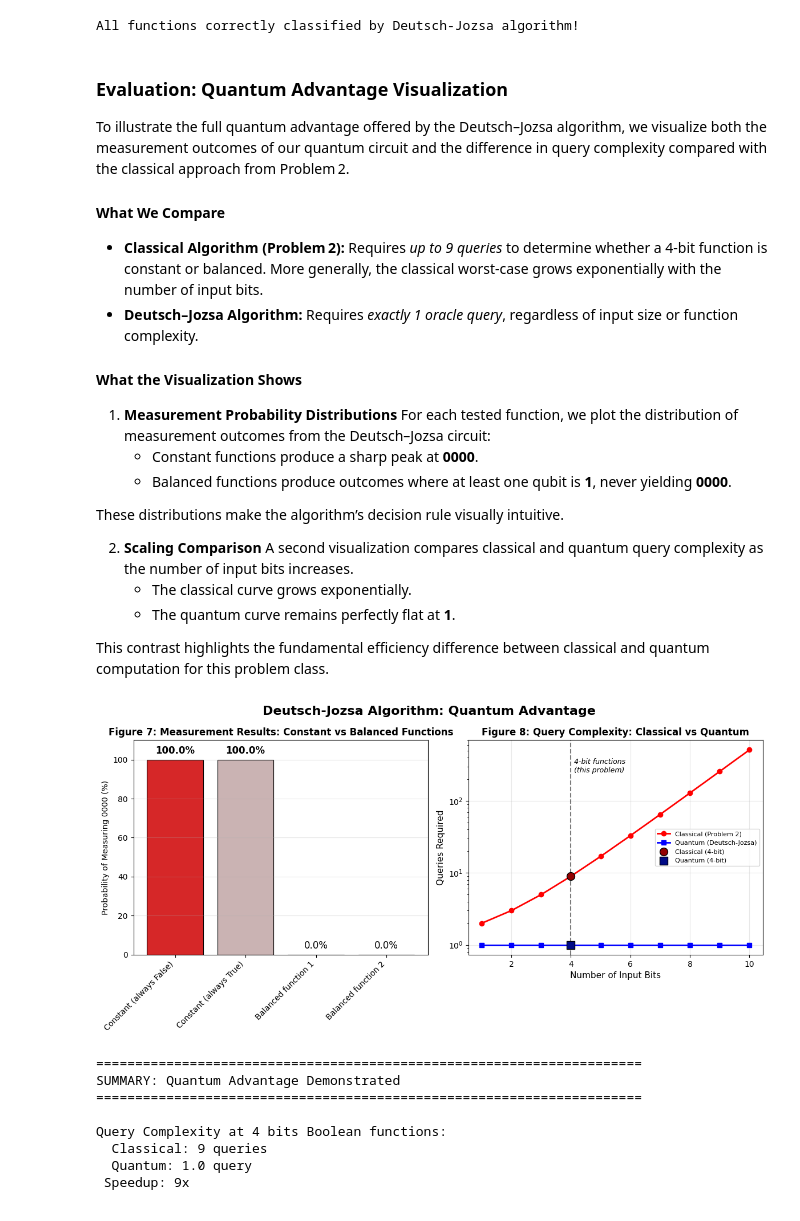
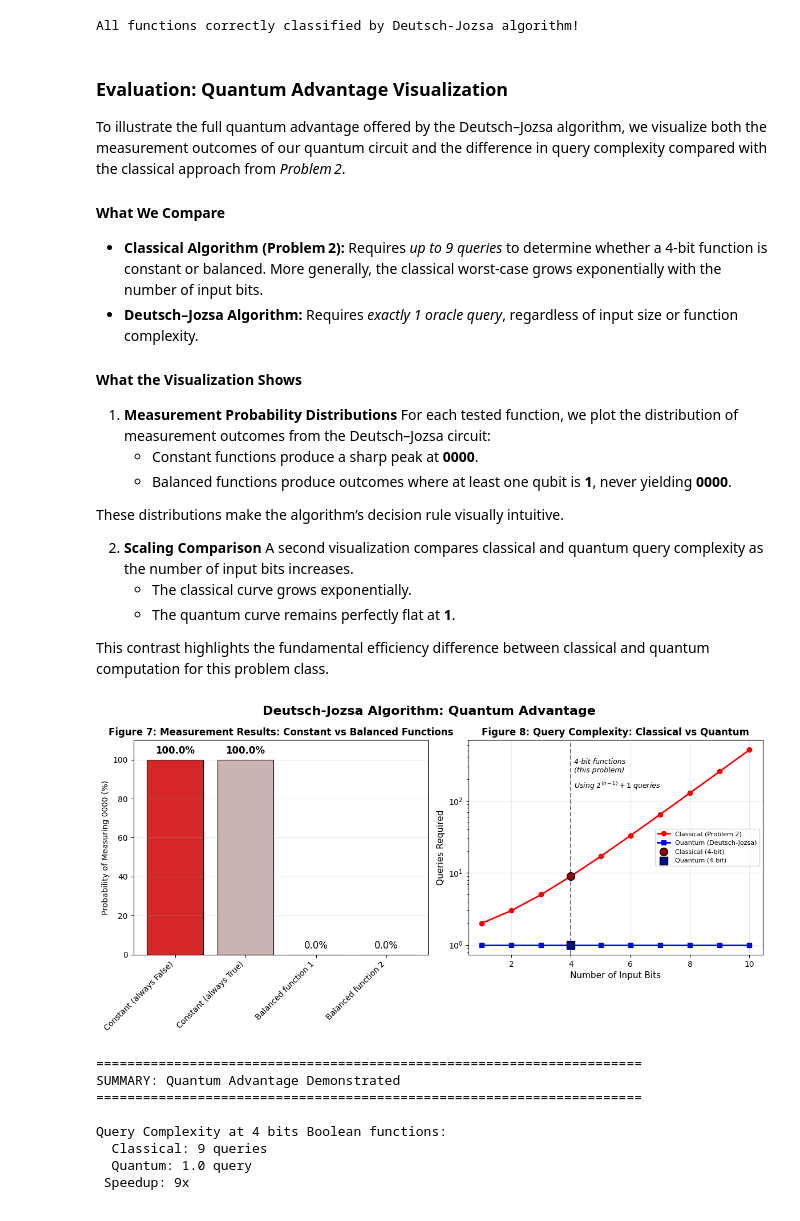
Before and after one commit to tomaspettit2506/ET-G00419414, a Jupyter notebook: problems.ipynb, the cells around one changed output. Cells and saved outputs as stored; diff of their text form; code cells hidden in the pictures.

```diff
--- a/problems.ipynb
+++ b/problems.ipynb
@@ -384,7 +383,7 @@ This validates that our classical algorithm correctly identifies function types.
 # %%
 # Test the classical algorithm on random functions
 results = {"constant": 0, "balanced": 0}
-test_functions = [random_constant_balanced() for _ in range(1000)]
+test_functions = [random_constant_balanced() for _ in range(10000)]
 
 for i, func in enumerate(test_functions):
 	result = determine_constant_balanced(func)
@@ -1420,7 +1421,7 @@ else:
 All functions correctly classified by Deutsch-Jozsa algorithm!
 # %% [markdown]
 ### Evaluation: Quantum Advantage Visualization
-To illustrate the full quantum advantage offered by the Deutsch–Jozsa algorithm, we visualize both the measurement outcomes of our quantum circuit and the difference in query complexity compared with the classical approach from Problem 2.
+To illustrate the full quantum advantage offered by the Deutsch–Jozsa algorithm, we visualize both the measurement outcomes of our quantum circuit and the difference in query complexity compared with the classical approach from _Problem 2_.
 
 #### What We Compare
 - **Classical Algorithm (Problem 2):** Requires _up to 9 queries_ to determine whether a 4‑bit function is constant or balanced. More generally, the classical worst‑case grows exponentially with the number of input bits.
@@ -1448,15 +1449,15 @@ test_names = [name for name, _, _ in test_functions]
 test_results = []
 
 for func_name, func, expected_type in test_functions:
-    oracle = create_oracle_from_function(func)
-    dj_circuit = deutsch_jozsa_algorithm(oracle)
-    job = simulator.run(dj_circuit, shots=1000)
-    result = job.result()
-    counts = result.get_counts()
+ oracle = create_oracle_from_function(func)
+ dj_circuit = deutsch_jozsa_algorithm(oracle)
+ job = simulator.run(dj_circuit, shots=1000)
+ result = job.result()
+ counts = result.get_counts()
 
-    # Check if result is 0000 (constant) or anything else (balanced)
-    constant_prob = counts.get('0000', 0) / 1000 * 100
-    test_results.append(constant_prob)
+ # Check if result is 0000 (constant) or anything else (balanced)
+ constant_prob = counts.get('0000', 0) / 1000 * 100
+ test_results.append(constant_prob)
 
 colors = ['#d62728', "#cab3b3", '#1f77b4', "#b0c3d1"]  # Red for constant, blue for balanced
 
@@ -1467,39 +1468,38 @@ ax1.set_ylim(0, 110)
 ax1.set_ylabel('Probability of Measuring 0000 (%)')
 ax1.set_title('Figure 7: Measurement Results: Constant vs Balanced Functions', fontsize=12, fontweight='bold')
 ax1.grid(True, alpha=0.3, axis='y')
 
 # Add percentage labels
 for i, prob in enumerate(test_results):
-				ax1.text(i, prob + 2, f"{prob:.1f}%", ha='center', va='bottom', fontdict={'size': 12}, color='black', fontweight='bold' if prob > 90 else 'normal')
+	ax1.text(i, prob + 2, f"{prob:.1f}%", ha='center', va='bottom', fontdict={'size': 12}, color='black', fontweight='bold' if prob > 90 else 'normal')
 
 # Right plot: Query complexity comparison (reuse from Problem 1)
 n_bits = np.arange(1, 11)
 classical_queries = 2**(n_bits - 1) + 1
 quantum_queries = np.ones(len(n_bits))
 
-ax2.plot(n_bits, classical_queries, 'o-', label='Classical (Problem 2)',
-         linewidth=2, markersize=6, color='red')
-ax2.plot(n_bits, quantum_queries, 's-', label='Quantum (Deutsch-Jozsa)',
-         linewidth=2, markersize=6, color="blue")
+ax2.plot(n_bits, classical_queries, 'o-', label='Classical (Problem 2)', linewidth=2, markersize=6, color='red')
+ax2.plot(n_bits, quantum_queries, 's-', label='Quantum (Deutsch-Jozsa)', linewidth=2, markersize=6, color="blue")
 
 # Highlight the 4-bit case (with (x, y) = (4, 9) for classical and (4, 1) for quantum)
 ax2.axvline(x=4, color='black', linestyle='--', alpha=0.5, linewidth=1.5)
 ax2.text(4.1, 250, '4-bit functions\n(this problem)', fontsize=9, style='italic')
+ax2.text(4.1, 150, 'Using $2^{(n-1)} + 1$ queries', fontsize=9, style='italic')
 ax2.scatter(4, classical_queries[3], color="#920101", s=100, edgecolor='black', zorder=5, label='Classical (4-bit)')
 ax2.scatter(4, quantum_queries[3], color="#000b86",	marker='s', s=100, edgecolor='black', zorder=5, label='Quantum (4-bit)')
 
 ax2.set_xlabel('Number of Input Bits', fontsize=11)
 ax2.set_ylabel('Queries Required', fontsize=11)
 ax2.set_title('Figure 8: Query Complexity: Classical vs Quantum', fontsize=12, fontweight='bold')
 ax2.legend(fontsize=8)
 ax2.grid(True, alpha=0.3)
 ax2.set_yscale('log')
 
 plt.tight_layout()
 plt.savefig('img/problem5_comparison.png')  # Save the figure as a PNG file
 plt.show()
 # %% [output]
-[figure, old version]
+[figure, new version]
 # %%
 # Print summary statistics
 print("\n" + "=" * 70)
```
Also changed, not shown: parts of 24 cells of this notebook, 7 other files.
